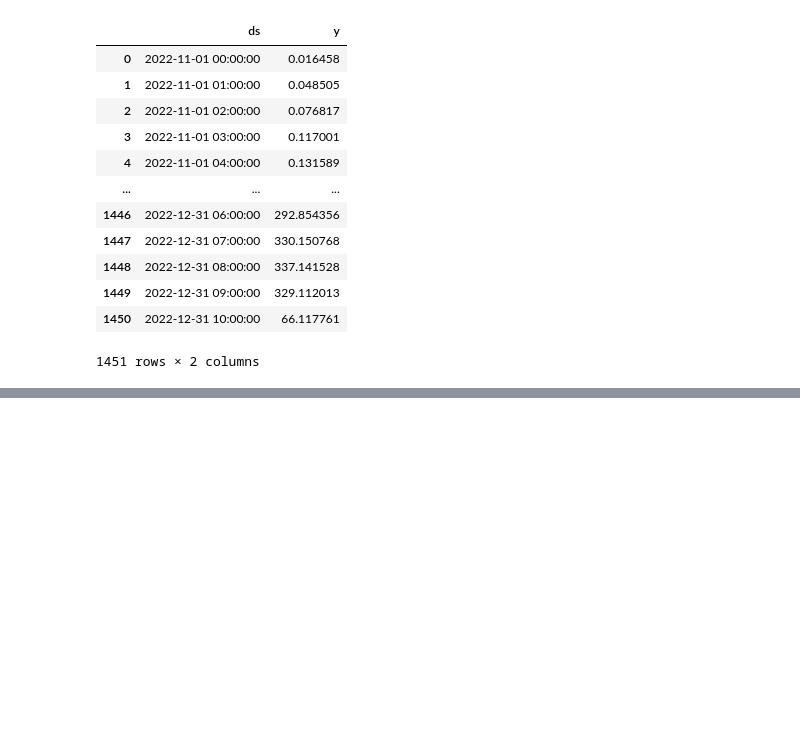
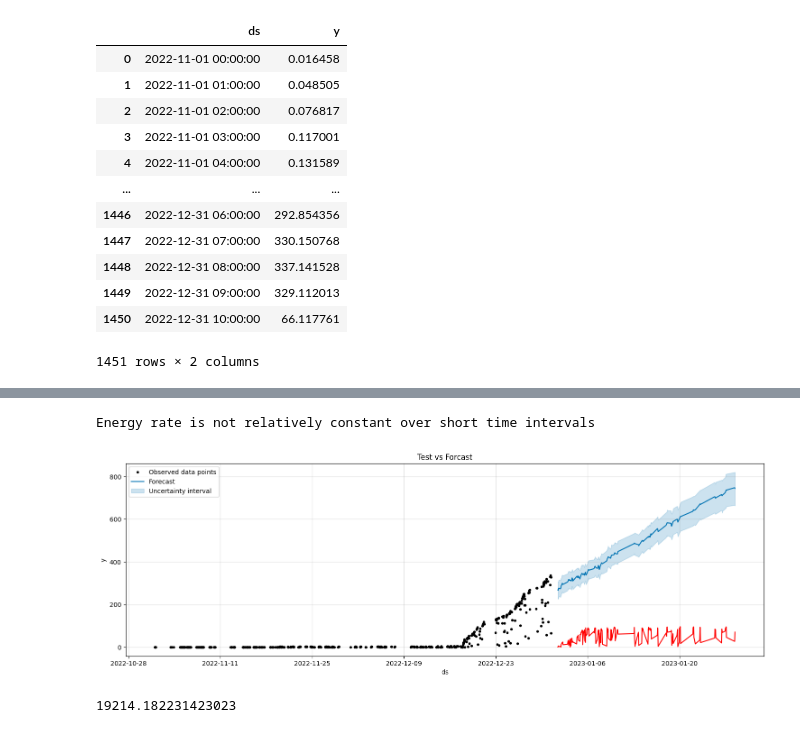
Before and after one commit to Oluwajuwon-O/project_notebooks, a Jupyter notebook: Forecast Redo.ipynb, the cells around one changed output, grey strips where cells are left out. Cells and saved outputs as stored; diff of their text form; code cells hidden in the pictures; blank space fills up the shorter version.

```diff
--- a/Forecast Redo.ipynb
+++ b/Forecast Redo.ipynb
@@ -283,0 +289,28 @@ pd.DataFrame(a['2023-01'])
+# %%
+a,b,c,test_data = calculate_energy_metrics(test)
+# %% [output]
+Energy rate is not relatively constant over short time intervals
+# %%
+test_data = test_data.dropna()
+test_data = test_data.drop('energy',axis=1)
+test_data = test_data.rename(columns={'timestamp':'ds','exact_energy':'y'})
+test_data['ds'] = test_data['ds'].dt.tz_localize(None)
+# %%
+test_data = test_data.set_index('ds').resample('H').sum().reset_index()
+# %%
+test_data = test_data.drop(test_data[test_data['y'] == 0].index)
+# %%
+test_pred = pr_model.predict(test_data)
+# %%
+f, ax = plt.subplots(figsize=(15,5))
+ax.plot(test_data['ds'],test_data['y'],color='r')
+fig = pr_model.plot(test_pred,ax=ax,)
+
+plt.title('Test vs Forcast')
+plt.legend();
+# %% [output]
+[figure, added]
+# %%
+np.sqrt(mean_squared_error(test1['y'],test_pred['yhat']))
+# %% [output]
+19214.182231423023
```
Also changed, not shown: parts of 38 cells of this notebook.
